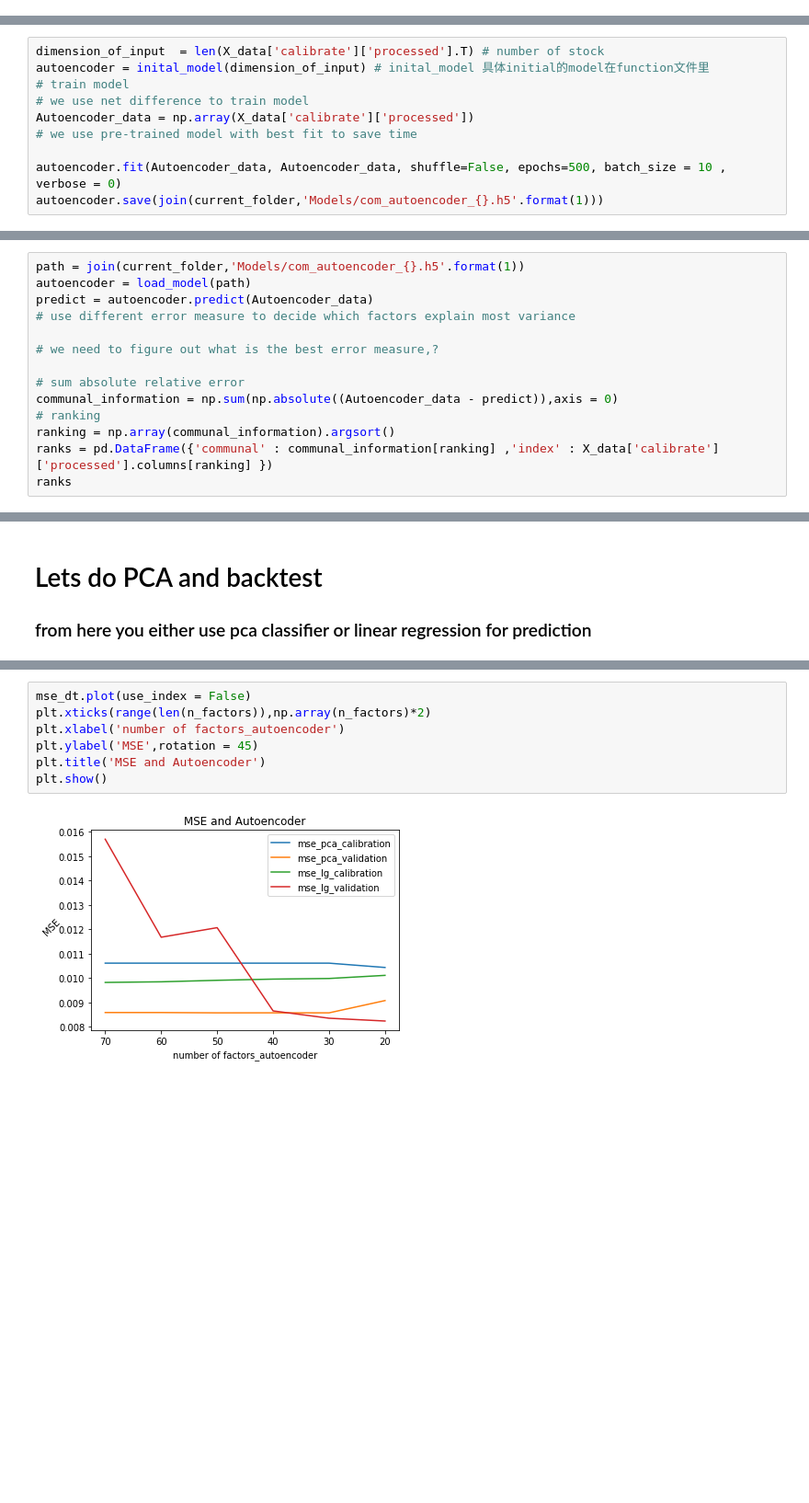
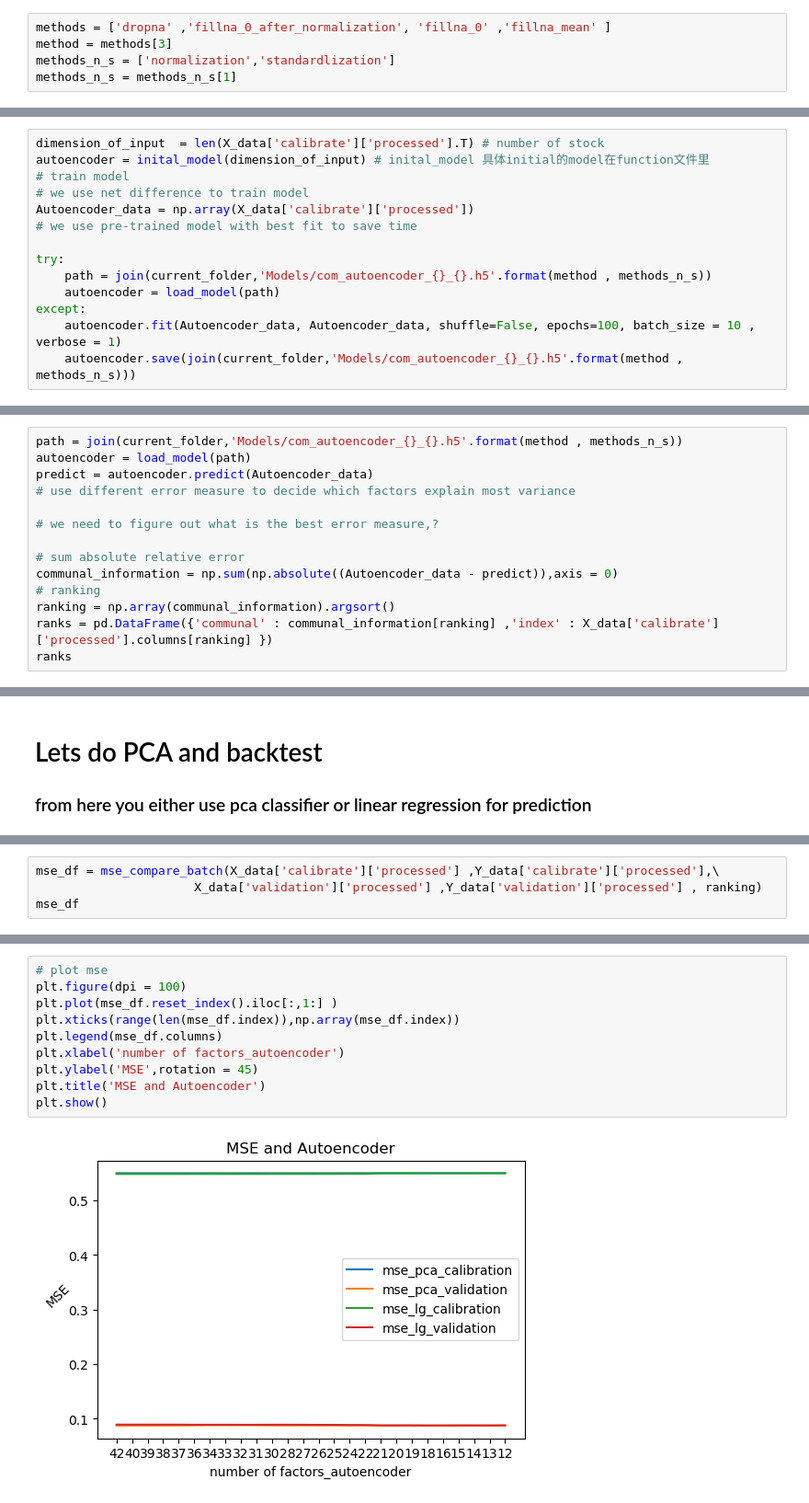
Before and after one commit to Yang-Tao-YT/850-project, a Jupyter notebook: 850 Project.ipynb, the cells around one changed output, grey strips where cells are left out. Shown: that part at 92% size. Saved outputs shown, nothing was run; the diff lists cells and outputs as text; blank space fills up the shorter version.

```diff
--- a/850 Project.ipynb
+++ b/850 Project.ipynb
@@ -50,0 +18,5 @@ Y_data['validation']['direction'] = [-1 if i < 0 else 1 for i in Y_data['validat
+# %%
+methods = ['dropna' ,'fillna_0_after_normalization', 'fillna_0' ,'fillna_mean' ]
+method = methods[3]
+methods_n_s = ['normalization','standardlization']
+methods_n_s = methods_n_s[1]
@@ -62,13 +76,17 @@ autoencoder = inital_model(dimension_of_input) # inital_model 具体initial的mo
 Autoencoder_data = np.array(X_data['calibrate']['processed'])
 # we use pre-trained model with best fit to save time
 
-autoencoder.fit(Autoencoder_data, Autoencoder_data, shuffle=False, epochs=500, batch_size = 10 , verbose = 0)
-autoencoder.save(join(current_folder,'Models/com_autoencoder_{}.h5'.format(1)))
+try:
+    path = join(current_folder,'Models/com_autoencoder_{}_{}.h5'.format(method , methods_n_s))
+    autoencoder = load_model(path)
+except:
+    autoencoder.fit(Autoencoder_data, Autoencoder_data, shuffle=False, epochs=100, batch_size = 10 , verbose = 1)
+    autoencoder.save(join(current_folder,'Models/com_autoencoder_{}_{}.h5'.format(method , methods_n_s)))
 # %% [markdown]
 # Predict and see what the factors is most relevent and explain most variance
 # dimension reduction
 # %%
-path = join(current_folder,'Models/com_autoencoder_{}.h5'.format(1))
+path = join(current_folder,'Models/com_autoencoder_{}_{}.h5'.format(method , methods_n_s))
 autoencoder = load_model(path)
 predict = autoencoder.predict(Autoencoder_data)
 # use different error measure to decide which factors explain most variance
@@ -162,0 +173,4 @@ mse_dt
+# %%
+mse_df = mse_compare_batch(X_data['calibrate']['processed'] ,Y_data['calibrate']['processed'],\
+                      X_data['validation']['processed'] ,Y_data['validation']['processed'] , ranking)
+mse_df
@@ -163,9 +195,12 @@ mse_dt
 # %%
-mse_dt.plot(use_index = False)
-plt.xticks(range(len(n_factors)),np.array(n_factors)*2)
+# plot mse
+plt.figure(dpi = 100)
+plt.plot(mse_df.reset_index().iloc[:,1:] )
+plt.xticks(range(len(mse_df.index)),np.array(mse_df.index))
+plt.legend(mse_df.columns)
 plt.xlabel('number of factors_autoencoder')
 plt.ylabel('MSE',rotation = 45)
 plt.title('MSE and Autoencoder')
 plt.show()
 # %% [output]
-[figure, old version]
+[figure, new version]
```
Also changed, not shown: parts of 18 cells of this notebook, 53 other files.
